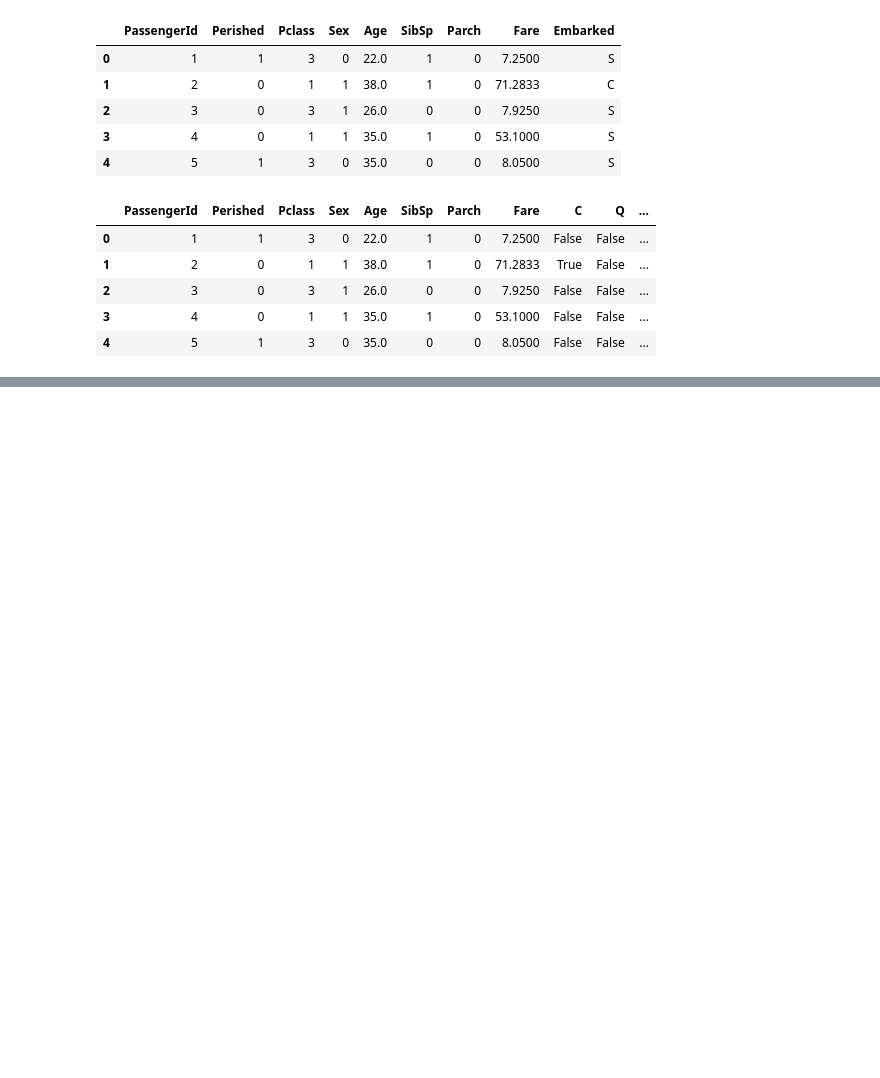
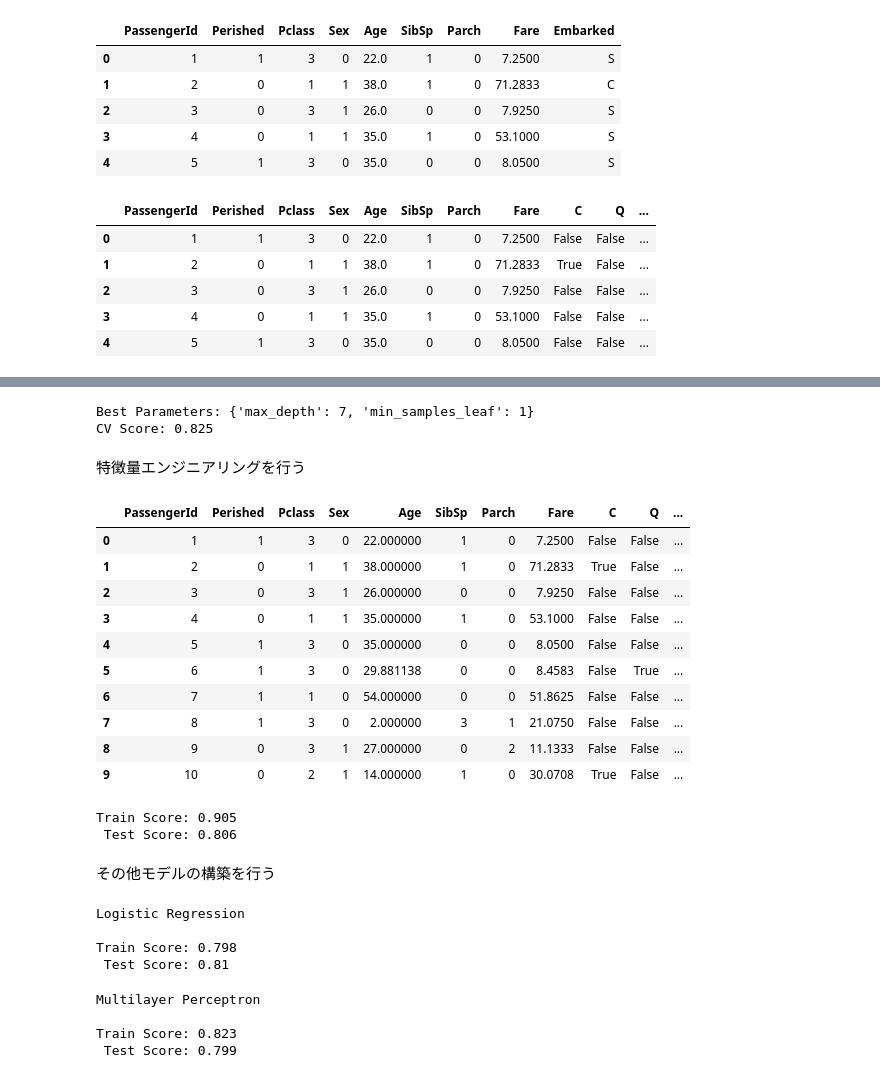
Before and after one commit to k-tatsuki/MLcompetition_Titanic, a Jupyter notebook: main.ipynb, the cells around one changed output, grey strips where cells are left out. Saved outputs shown, nothing was run; the diff lists cells and outputs as text; code cells hidden in the pictures; blank space fills up the shorter version.

```diff
--- a/main.ipynb
+++ b/main.ipynb
@@ -245,0 +297,74 @@ df.head()
+# %%
+#クロスバリデーションを行う
+rfc_gs = GridSearchCV(RandomForestClassifier(n_estimators=100, n_jobs=-1, random_state=42), param_grid, cv=5)
+rfc_gs.fit(X, y)
+
+print('Best Parameters: {}'.format(rfc_gs.best_params_))
+print('CV Score: {}'.format(round(rfc_gs.best_score_, 3)))
+# %% [output]
+Best Parameters: {'max_depth': 7, 'min_samples_leaf': 1}
+CV Score: 0.825
+# %% [markdown]
+特徴量エンジニアリングを行う
+# %%
+df_fe = df.copy()
+df_fe_test = df_test.copy()
+
+df_fe['Family'] = df['SibSp'] + df['Parch']
+df_fe_test['Family'] = df_test['SibSp'] + df_test['Parch']
+
+df_fe.head(10)
+# %% [output]
+|  | PassengerId | Perished | Pclass | Sex | Age | SibSp | Parch | Fare | C | Q | ... |
+| 0 | 1 | 1 | 3 | 0 | 22.000000 | 1 | 0 | 7.2500 | False | False | ... |
+| 1 | 2 | 0 | 1 | 1 | 38.000000 | 1 | 0 | 71.2833 | True | False | ... |
+| 2 | 3 | 0 | 3 | 1 | 26.000000 | 0 | 0 | 7.9250 | False | False | ... |
+| 3 | 4 | 0 | 1 | 1 | 35.000000 | 1 | 0 | 53.1000 | False | False | ... |
+| 4 | 5 | 1 | 3 | 0 | 35.000000 | 0 | 0 | 8.0500 | False | False | ... |
+| 5 | 6 | 1 | 3 | 0 | 29.881138 | 0 | 0 | 8.4583 | False | True | ... |
+| 6 | 7 | 1 | 1 | 0 | 54.000000 | 0 | 0 | 51.8625 | False | False | ... |
+| 7 | 8 | 1 | 3 | 0 | 2.000000 | 3 | 1 | 21.0750 | False | False | ... |
+| 8 | 9 | 0 | 3 | 1 | 27.000000 | 0 | 2 | 11.1333 | False | False | ... |
+| 9 | 10 | 0 | 2 | 1 | 14.000000 | 1 | 0 | 30.0708 | True | False | ... |
+# %%
+X_fe = df_fe.iloc[:, 2:].values
+y_fe = df_fe.iloc[:, 1].values
+
+X_fe_test = df_fe_test.iloc[:, 1:].values
+
+X_fe_train, X_fe_valid, y_fe_train, y_fe_valid = train_test_split(X_fe, y_fe, test_size=0.3, random_state=42)
+
+rfc_fe = RandomForestClassifier(max_depth=7, min_samples_leaf=1, n_estimators=100, n_jobs=-1, random_state=42)
+rfc_fe.fit(X_fe_train, y_fe_train)
+
+print('Train Score: {}'.format(round(rfc_fe.score(X_fe_train, y_fe_train), 3)))
+print(' Test Score: {}'.format(round(rfc_fe.score(X_fe_valid, y_fe_valid), 3)))
+# %% [output]
+Train Score: 0.905
+ Test Score: 0.806
+# %% [markdown]
+その他モデルの構築を行う
+# %%
+lr = LogisticRegression(random_state=42)
+lr.fit(X_train, y_train)
+
+print('Logistic Regression \n')
+print('Train Score: {}'.format(round(lr.score(X_train, y_train), 3)))
+print(' Test Score: {}'.format(round(lr.score(X_valid, y_valid), 3)))
+# %% [output]
+Logistic Regression
+
+Train Score: 0.798
+ Test Score: 0.81
+# %%
+mlpc = MLPClassifier(hidden_layer_sizes=(100, 100, 10), random_state=0)
+mlpc.fit(X_train, y_train)
+
+print('Multilayer Perceptron \n')
+print('Train Score: {}'.format(round(mlpc.score(X_train, y_train), 3)))
+print(' Test Score: {}'.format(round(mlpc.score(X_valid, y_valid), 3)))
+# %% [output]
+Multilayer Perceptron
+
+Train Score: 0.823
+ Test Score: 0.799
```
Also changed, not shown: parts of 9 cells of this notebook.
